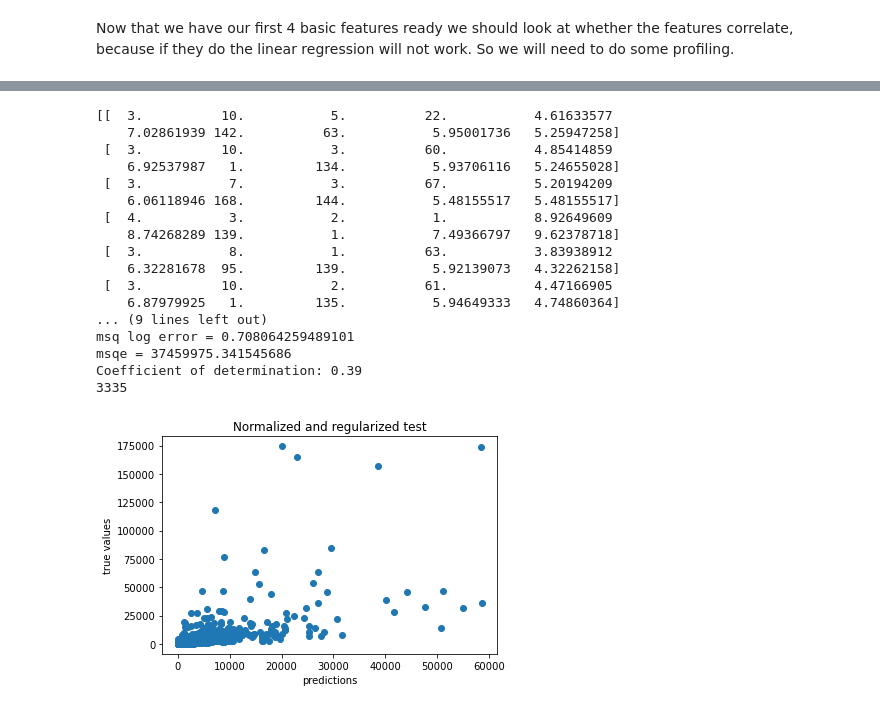
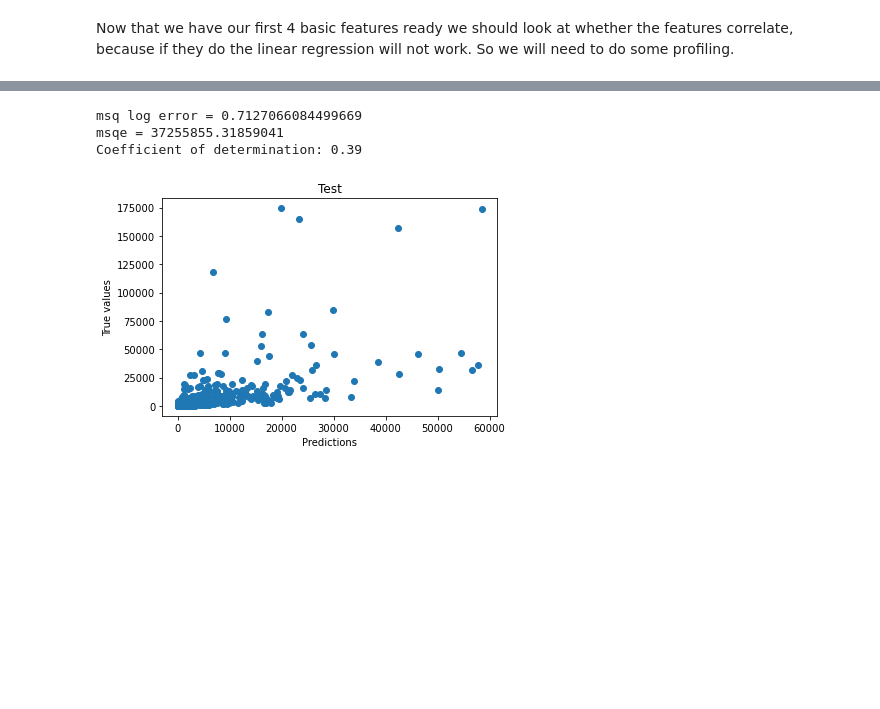
Before and after one commit to Serg99io/Capstone-cryptoart, a Jupyter notebook: capstone notebook.ipynb, the cells around one changed output, grey strips where cells are left out. Drawn from its saved outputs; the diff is of its cells as text; code cells hidden in the pictures; blank space fills up the shorter version.

```diff
--- a/capstone notebook.ipynb
+++ b/capstone notebook.ipynb
@@ -440,6 +370,7 @@ print(dataframe.head)
 
 r22 = dataframe.dropna()
 
+r22.reset_index(drop=True, inplace=True)
 
 from pandas_profiling import ProfileReport
 
@@ -538,105 +424,62 @@ from sklearn.ensemble import RandomForestRegressor
 
 #shuffle and have a certain seed
 
-
-
 for i in lst_feat:
-
-    r = shuffle(i, random_state=1311) #70
-
-    print(r[:10,:])
+    r = shuffle(i, random_state=1311)
     training = round(len(i[:,1])*0.8)
-    print(training)
+    #print(training)
     #starts from 10785
     test = training
-    #if only the first 3 features are selected than the mse will go down quite a bit but will still
-    # be 187496069.25597447.
-
-    X_train = r[:training, :9]
-    X_test  = r[test:, :9]
-    y_train = r[:training, 9]
-    y_test  = r[test:, 9]
-
-    #making two linear models
-
-    #min_max_scaler = MinMaxScaler().fit(X_test)
-
-    #X_norm = min_max_scaler.transform(X_train)
-
-    #X_train, X_test, y_train, y_test = train_test_split(matrix_basic[:5],i[6],test_size=0.2,random_state =27)
+    X_train = r[:training, :8]
+    X_test  = r[test:, :8]
+    y_train = r[:training, 8]
+    y_test  = r[test:, 8]
+    #X_train, X_test, y_train, y_test = train_test_split(matrix_basic[:5],i[6],test_size=0.2,random_state =27) #diff way
 
     norm = MinMaxScaler()
     norm.fit(X_test)
     X_train_norm = norm.transform(X_train)
 
-    # transform testing dataabs
+    # transform testing data
     X_test_norm = norm.fit_transform(X_test)
-    from scipy.stats import pearsonr
-    #corr, _ = pearsonr(X_train_norm[:,4], y_train)
-    #print('Pearsons correlation: %.3f' % corr)
 
     fig, ax = plt.subplots()
     #ax.scatter(X_train[:,4],y_train)
 
     linreg = LinearRegression()
-    #linreg = RandomForestRegressor(n_estimators=1200, random_state=0)
     linreg.fit(X_train_norm,y_train)
-    #print("score" + str((linreg.score(X_train,y_train))))
-
     y_pred = linreg.predict(X_test_norm)
 
     #source https://machinelearningmastery.com/feature-selection-with-real-and-categorical-data/
-
-
     y_predxreg = []
     y_truexreg = []
 
-    #does it go wrong here? # the base of regularization = 10
-    #print(y_pred[:100])
+
     for j in y_pred:
         l = (math.e ** j) - 1
         y_predxreg.append(l)
-    #print(y_test[:100])
+
     for k in y_test:
         l2 = (math.e ** k) - 1
 
         y_truexreg.append(l2)
 
     ax.scatter(y_predxreg,y_truexreg)
-    ax.set_ylabel("true values")
-    ax.set_xlabel("predictions")
-    ax.set_title("Normalized and regularized test")
+    ax.set_ylabel("True values")
+    ax.set_xlabel("Predictions")
+    ax.set_title("Test")
     #ax.axis("equal")
 
     from sklearn.metrics import mean_squared_error, r2_score, mean_squared_log_error
     #the msq is super large, because of a prediction that is of the chart.
     print("msq log error = " + str(mean_squared_log_error(y_truexreg, y_predxreg)))
     print("msqe = " + str(mean_squared_error(y_truexreg, y_predxreg)))
     print('Coefficient of determination: %.2f'
       % r2_score(y_truexreg, y_predxreg))
-
-
-
-print(len(y_truexreg))
-#for i in
 # %% [output]
-[[  3.          10.           5.          22.           4.61633577
-    7.02861939 142.          63.           5.95001736   5.25947258]
- [  3.          10.           3.          60.           4.85414859
-    6.92537987   1.         134.           5.93706116   5.24655028]
- [  3.           7.           3.          67.           5.20194209
-    6.06118946 168.         144.           5.48155517   5.48155517]
- [  4.           3.           2.           1.           8.92649609
-    8.74268289 139.           1.           7.49366797   9.62378718]
- [  3.           8.           1.          63.           3.83938912
-    6.32281678  95.         139.           5.92139073   4.32262158]
- [  3.          10.           2.          61.           4.47166905
-    6.87979925   1.         135.           5.94649333   4.74860364]
-... (9 lines left out)
-msq log error = 0.708064259489101
-msqe = 37459975.341545686
+msq log error = 0.7127066084499669
+msqe = 37255855.31859041
 Coefficient of determination: 0.39
-3335
-[figure, old version]
+[figure, new version]
 # %%
 #here you can see the value of test and value.
```
Also changed, not shown: parts of 18 cells of this notebook.
